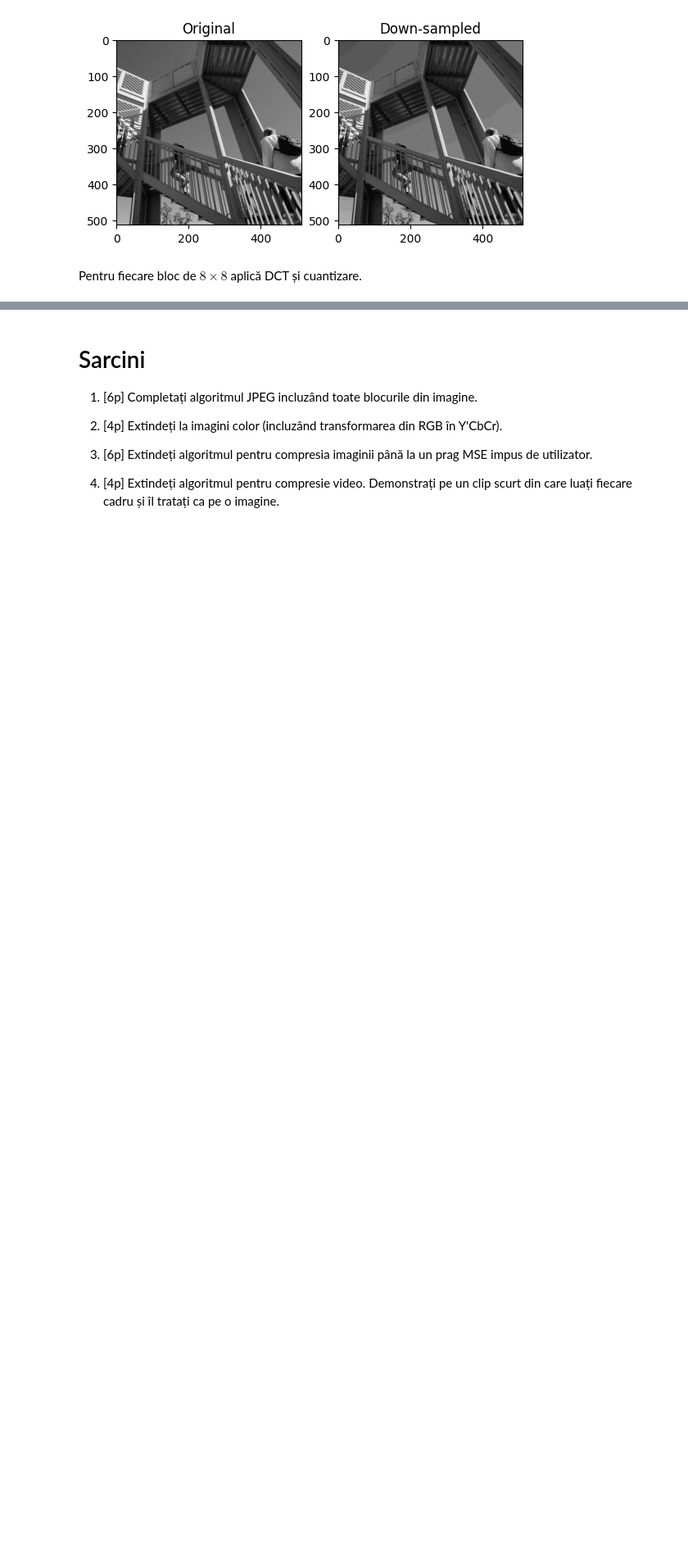
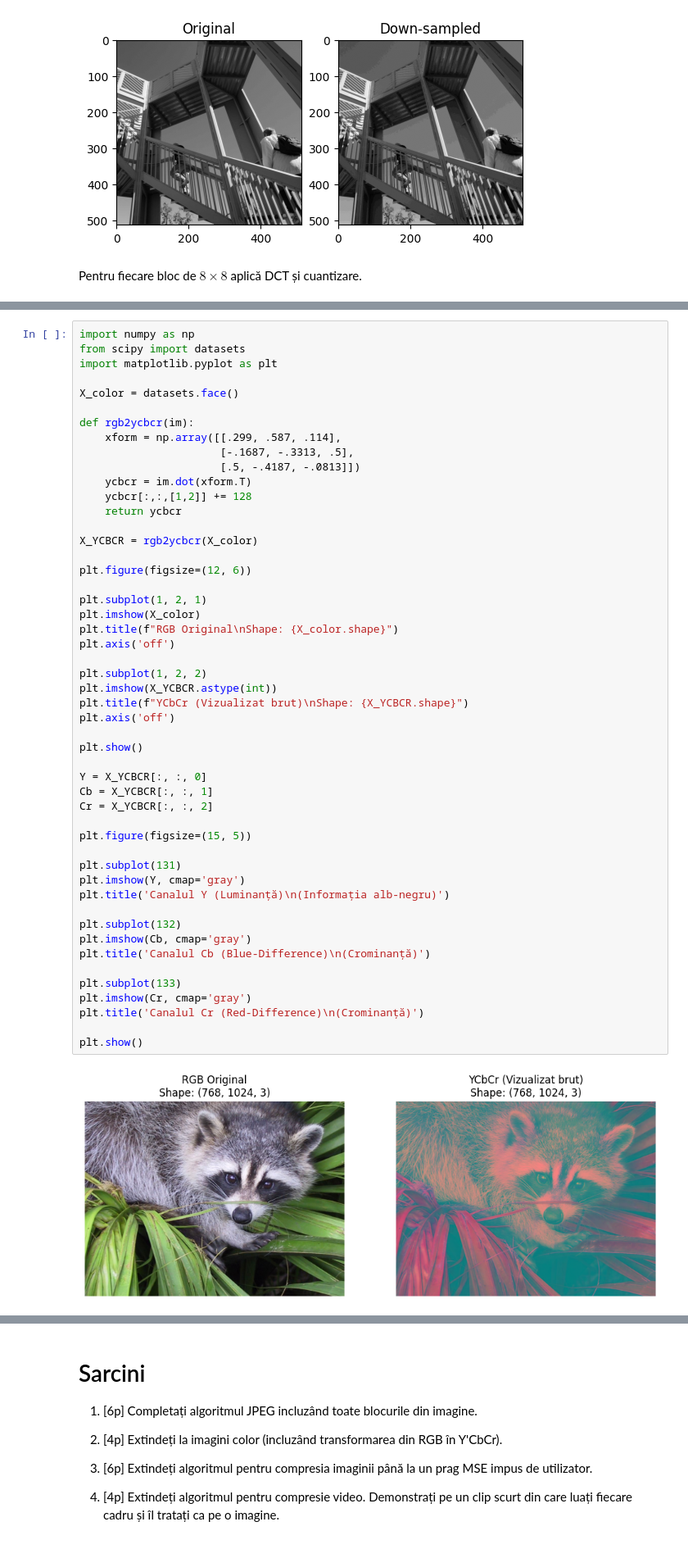
Before and after one commit to izabelamaria24/Signal-Processing, a Jupyter notebook: CODARE_JPEG/ps-tema-01.ipynb, the cells around one changed output, grey strips where cells are left out. Shown at 82% size. Drawn from its saved outputs; the diff is of its cells as text; blank space fills up the shorter version.

Commit message:
ycbcr for jpeg compression

```diff
--- a/CODARE_JPEG/ps-tema-01.ipynb
+++ b/CODARE_JPEG/ps-tema-01.ipynb
@@ -186,0 +175,52 @@ Downloading file 'face.dat' from 'https://raw.githubusercontent.com/scipy/datase
+# %%
+import numpy as np
+from scipy import datasets
+import matplotlib.pyplot as plt
+
+X_color = datasets.face()
+
+def rgb2ycbcr(im):
+    xform = np.array([[.299, .587, .114],
+                      [-.1687, -.3313, .5],
+                      [.5, -.4187, -.0813]])
+    ycbcr = im.dot(xform.T)
+    ycbcr[:,:,[1,2]] += 128
+    return ycbcr
+
+X_YCBCR = rgb2ycbcr(X_color)
+
+plt.figure(figsize=(12, 6))
+
+plt.subplot(1, 2, 1)
+plt.imshow(X_color)
+plt.title(f"RGB Original\nShape: {X_color.shape}")
+plt.axis('off')
+
+plt.subplot(1, 2, 2)
+plt.imshow(X_YCBCR.astype(int))
+plt.title(f"YCbCr (Vizualizat brut)\nShape: {X_YCBCR.shape}")
+plt.axis('off')
+
+plt.show()
+
+Y = X_YCBCR[:, :, 0]
+Cb = X_YCBCR[:, :, 1]
+Cr = X_YCBCR[:, :, 2]
+
+plt.figure(figsize=(15, 5))
+
+plt.subplot(131)
+plt.imshow(Y, cmap='gray')
+plt.title('Canalul Y (Luminanță)\n(Informația alb-negru)')
+
+plt.subplot(132)
+plt.imshow(Cb, cmap='gray')
+plt.title('Canalul Cb (Blue-Difference)\n(Crominanță)')
+
+plt.subplot(133)
+plt.imshow(Cr, cmap='gray')
+plt.title('Canalul Cr (Red-Difference)\n(Crominanță)')
+
+plt.show()
+# %% [output]
+[figure, added]
```
Also changed, not shown: parts of 4 cells of this notebook.
